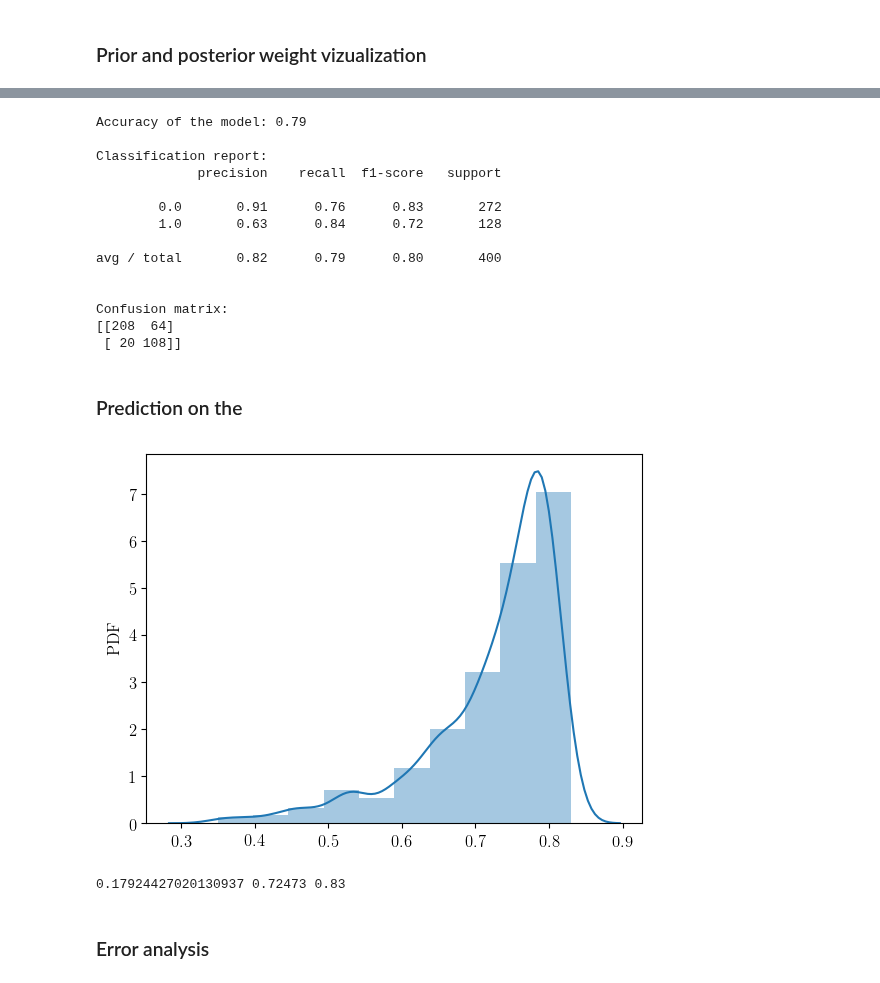
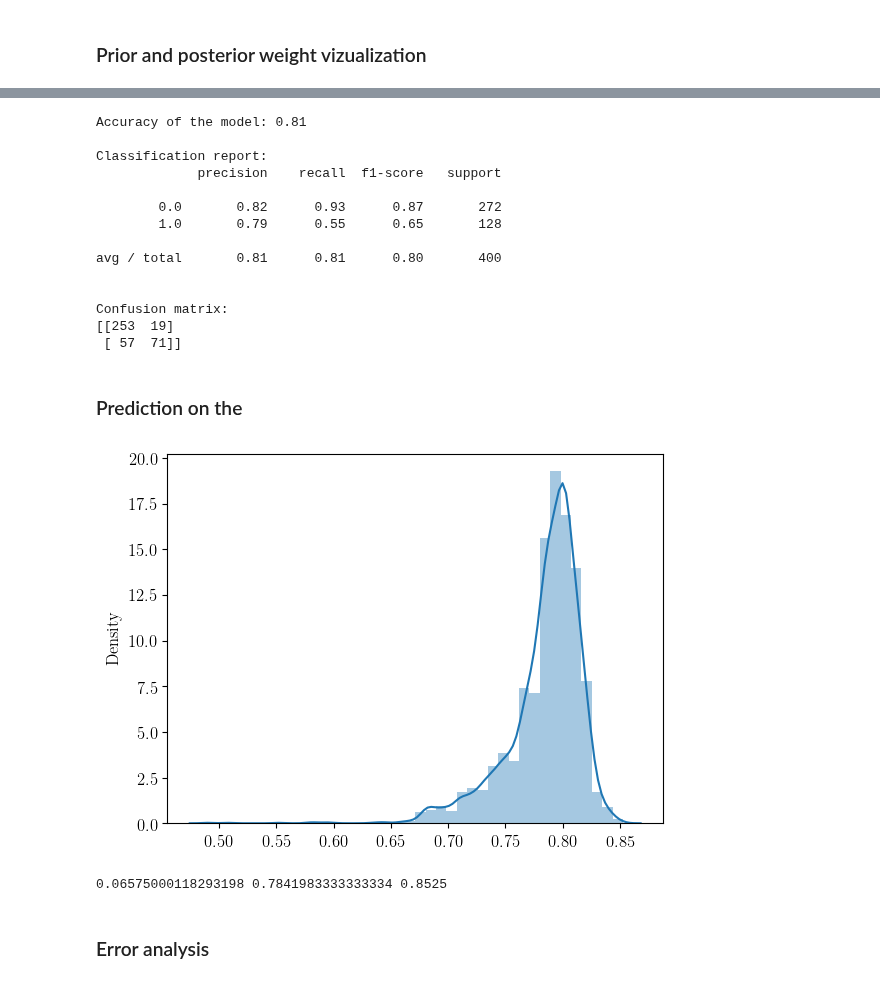
Before and after one commit to msahamed/earthquake_physics_bayesian_nn, a Jupyter notebook: Baysian_neural_network.ipynb, the cells around one changed output, grey strips where cells are left out. Saved outputs shown, nothing was run; the diff lists cells and outputs as text; code cells hidden in the pictures.

Commit message:
MOre the samples better the results

```diff
--- a/Baysian_neural_network.ipynb
+++ b/Baysian_neural_network.ipynb
@@ -198,7 +198,7 @@ with tf.name_scope("inference"):
 # %% [markdown]
 ### Sampling
 # %%
-n_samples = 500
+n_samples = 3000
 
 qW_0_samples = qW_0.sample(sample_shape=n_samples)
 qW_1_samples = qW_1.sample(sample_shape=n_samples)
@@ -285,20 +284,20 @@ def prediction(ytest, ypred):
 # %%
 prediction(ytest, results['bin_pred'])
 # %% [output]
-Accuracy of the model: 0.79
+Accuracy of the model: 0.81
 
 Classification report:
              precision    recall  f1-score   support
 
-        0.0       0.91      0.76      0.83       272
-        1.0       0.63      0.84      0.72       128
+        0.0       0.82      0.93      0.87       272
+        1.0       0.79      0.55      0.65       128
 
-avg / total       0.82      0.79      0.80       400
+avg / total       0.81      0.81      0.80       400
 
 
 Confusion matrix:
-[[208  64]
- [ 20 108]]
+[[253  19]
+ [ 57  71]]
 # %% [markdown]
 ### Prediction on the
 # %%
@@ -309,15 +308,15 @@ for i in range(n_samples):
     ypred = all_samples.iloc[i]
     accuracies.append(accuracy_score(ytest, ypred))
 # %%
-sns.distplot(accuracies, kde = True, bins = 10)
-plt.ylabel('PDF')
+sns.distplot(accuracies, kde = True, bins = 40)
+plt.ylabel('Density')
 plt.show()
 # %% [output]
-[figure, old version]
+[figure, new version]
 # %%
 print(np.std(accuracies)*2, np.mean(accuracies), np.max(accuracies))
 # %% [output]
-0.17924427020130937 0.72473 0.83
+0.06575000118293198 0.7841983333333334 0.8525
 # %% [markdown]
 ### Error analysis
 # %%
```
Also changed, not shown: parts of 10 cells of this notebook.
